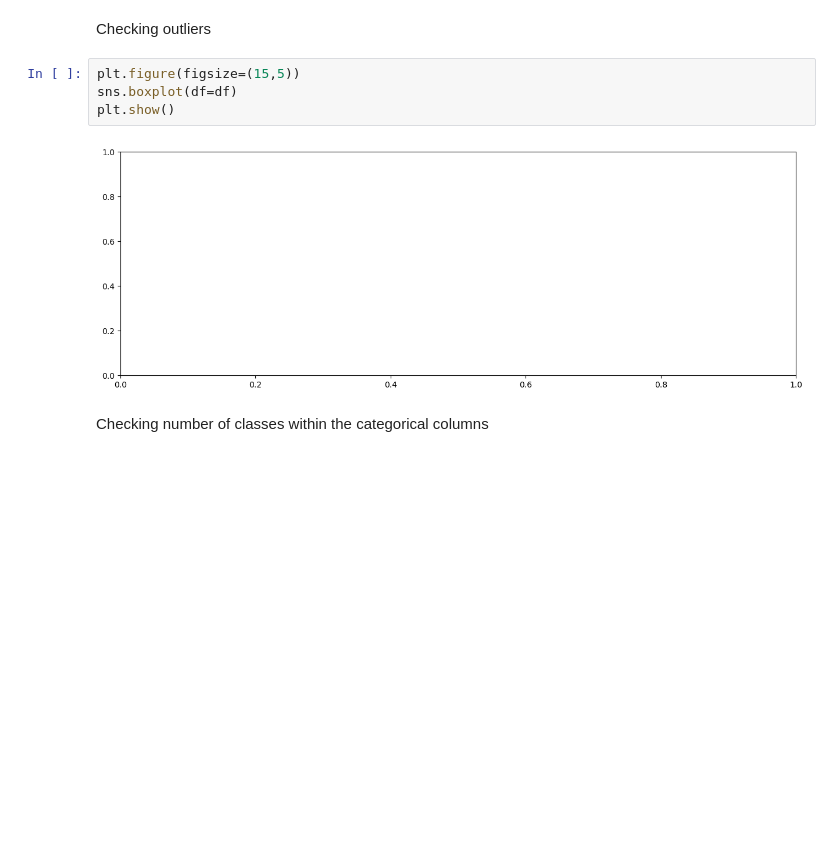
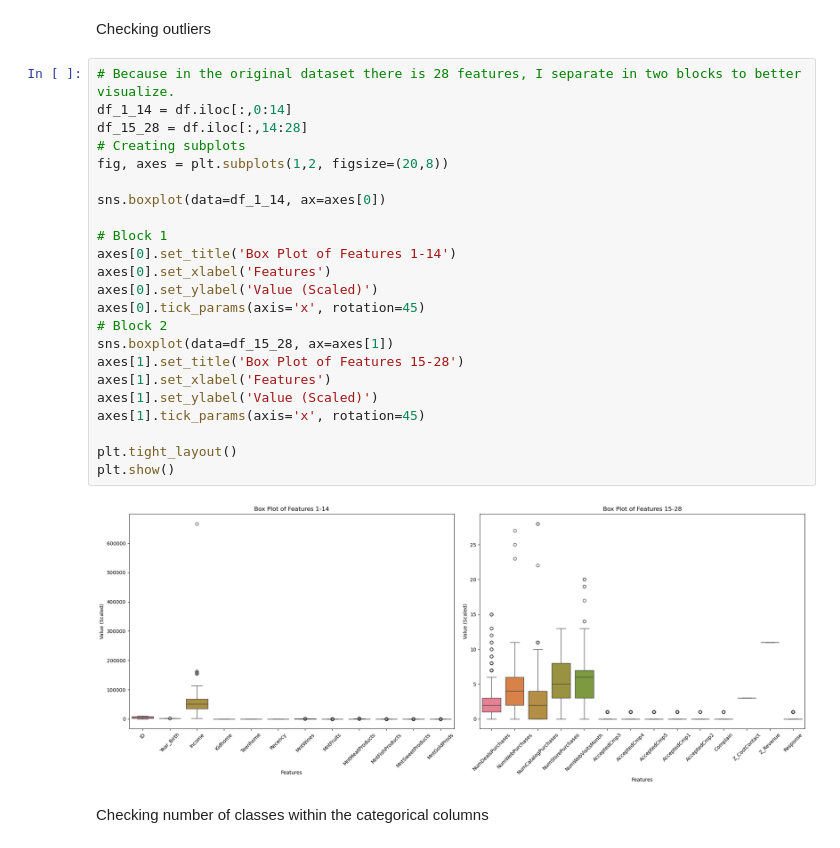
Before and after one commit to ALOBlack19/Marketing_Unsupervised_learning_Study, a Jupyter notebook: clustering_marketing_campaign_assignment.ipynb, the cells around one changed output. Drawn from its saved outputs; the diff is of its cells as text; blank space fills up the shorter version.

```diff
--- a/clustering_marketing_campaign_assignment.ipynb
+++ b/clustering_marketing_campaign_assignment.ipynb
@@ -137,11 +137,30 @@ dtype: int64
 # %% [markdown]
 Checking outliers
 # %%
-plt.figure(figsize=(15,5))
-sns.boxplot(df=df)
+# Because in the original dataset there is 28 features, I separate in two blocks to better visualize.
+df_1_14 = df.iloc[:,0:14]
+df_15_28 = df.iloc[:,14:28]
+# Creating subplots
+fig, axes = plt.subplots(1,2, figsize=(20,8))
+
+sns.boxplot(data=df_1_14, ax=axes[0])
+
+# Block 1
+axes[0].set_title('Box Plot of Features 1-14')
+axes[0].set_xlabel('Features')
+axes[0].set_ylabel('Value (Scaled)')
+axes[0].tick_params(axis='x', rotation=45)
+# Block 2
+sns.boxplot(data=df_15_28, ax=axes[1])
+axes[1].set_title('Box Plot of Features 15-28')
+axes[1].set_xlabel('Features')
+axes[1].set_ylabel('Value (Scaled)')
+axes[1].tick_params(axis='x', rotation=45)
+
+plt.tight_layout()
 plt.show()
 # %% [output]
-[figure, old version]
+[figure, new version]
 # %% [markdown]
 Checking number of classes within the categorical columns
 # %%
```
Also changed, not shown: parts of 20 cells of this notebook.
